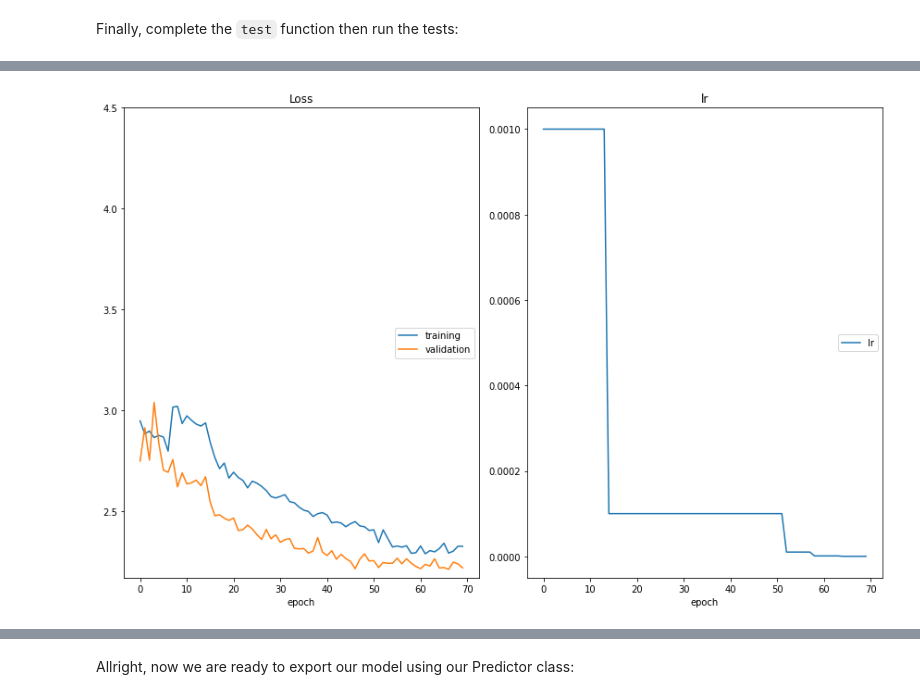
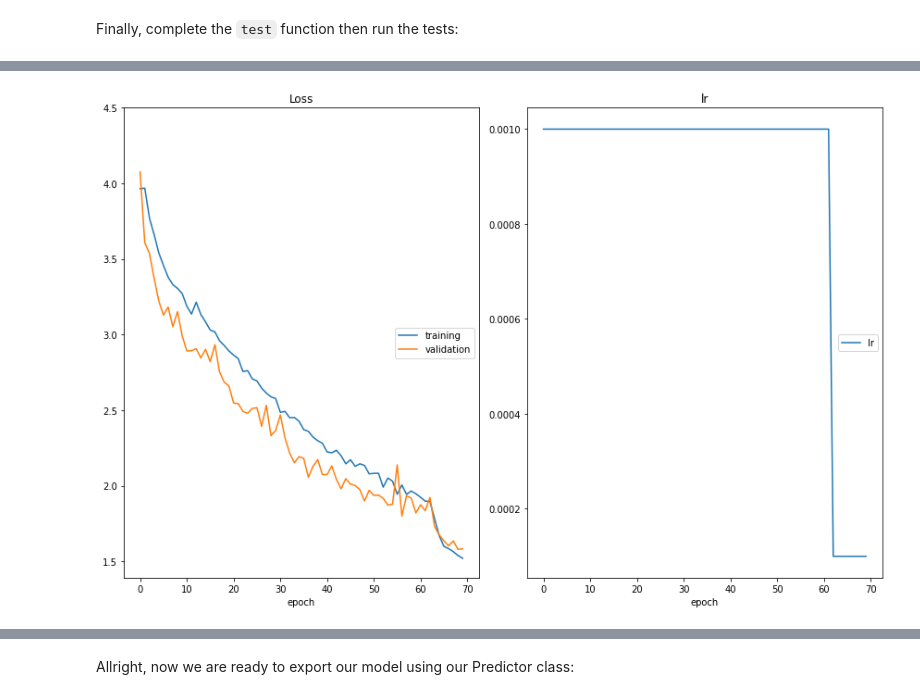
Before and after one commit to ShifatSahariar/Landmark_Classification_Udacity, a Jupyter notebook: cnn_from_scratch.ipynb, the cells around one changed output, grey strips where cells are left out. Saved outputs shown, nothing was run; the diff lists cells and outputs as text; code cells hidden in the pictures.

```diff
--- a/cnn_from_scratch.ipynb
+++ b/cnn_from_scratch.ipynb
@@ -319,36 +335,36 @@ data_loaders = get_data_loaders(
     valid_size=valid_size,
     num_workers=1
 )
 
 # instance model MyModel with num_classes and dropout defined in the previous cell
 model = MyModel(num_classes=num_classes, dropout=dropout)
-checkpoint = torch.load('checkpoints/best_val_loss.pt')
-model.load_state_dict(checkpoint)
+# checkpoint = torch.load('checkpoints/best_val_loss.pt')
+# model.load_state_dict(checkpoint)
 # Get the optimizer using get_optimizer and the model you just created, the learning rate,
 # the optimizer and the weight decay specified in the previous cell
 optimizer = get_optimizer(
     model,
     optimizer=opt,
     learning_rate=learning_rate,
     momentum=0.9,
     weight_decay=weight_decay
 )
 
 # Get the loss using get_loss
 loss = get_loss()
 
 # Train and optimize the model
 optimize(
     data_loaders,
     model,
     optimizer,
     loss,
     n_epochs=num_epochs,
     save_path="checkpoints/best_val_loss.pt",
     interactive_tracking=True
 )
 # %% [output]
-[figure, old version]
+[figure, new version]
 # %% [markdown]
 ---
 ## <img src="static_images/icons/noun-advance-2109145.png" alt=">" style="width:50px"/> Step 6: testing against the Test Set
```
Also changed, not shown: parts of 16 cells of this notebook, 1 other file.
